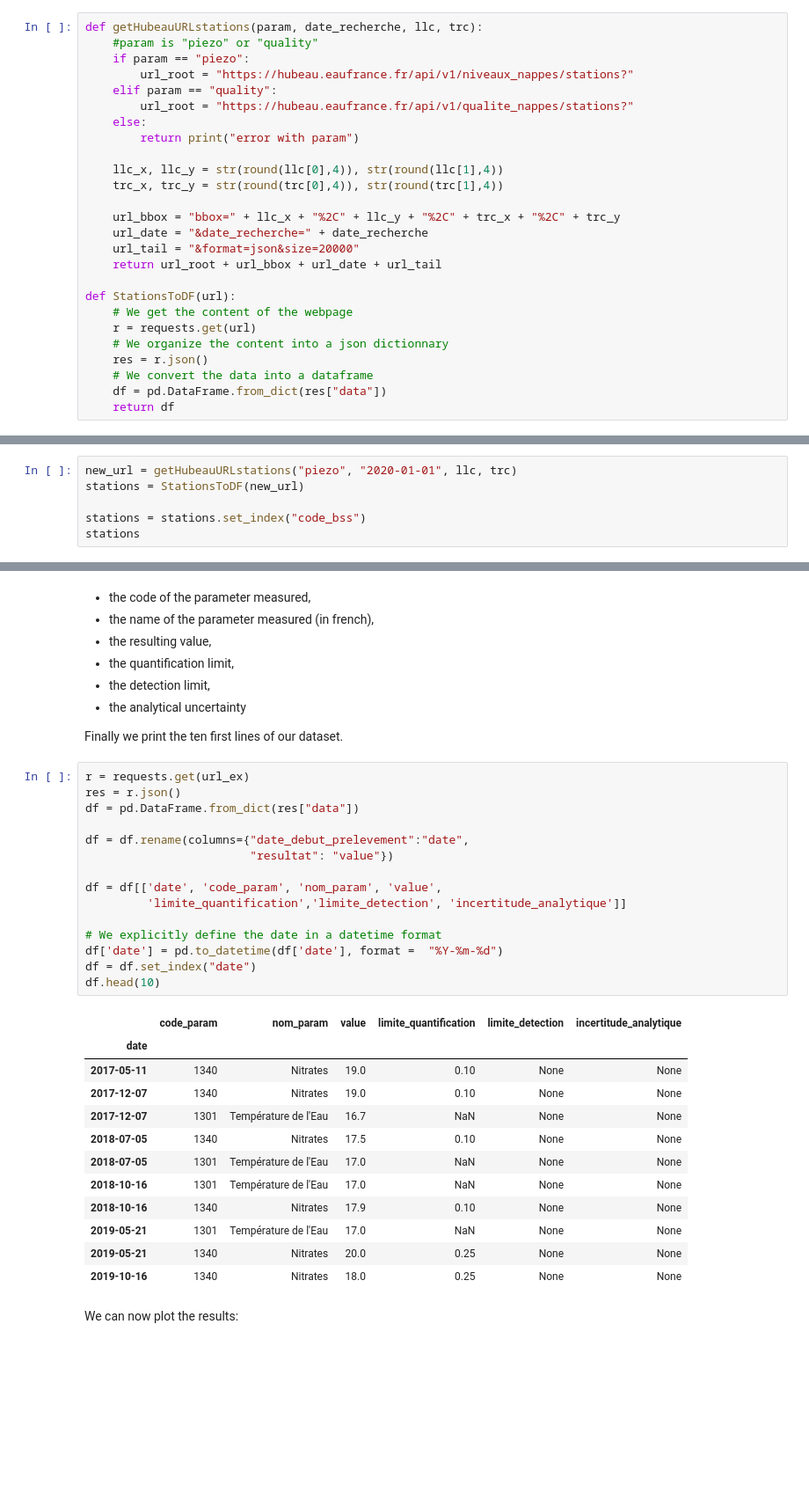
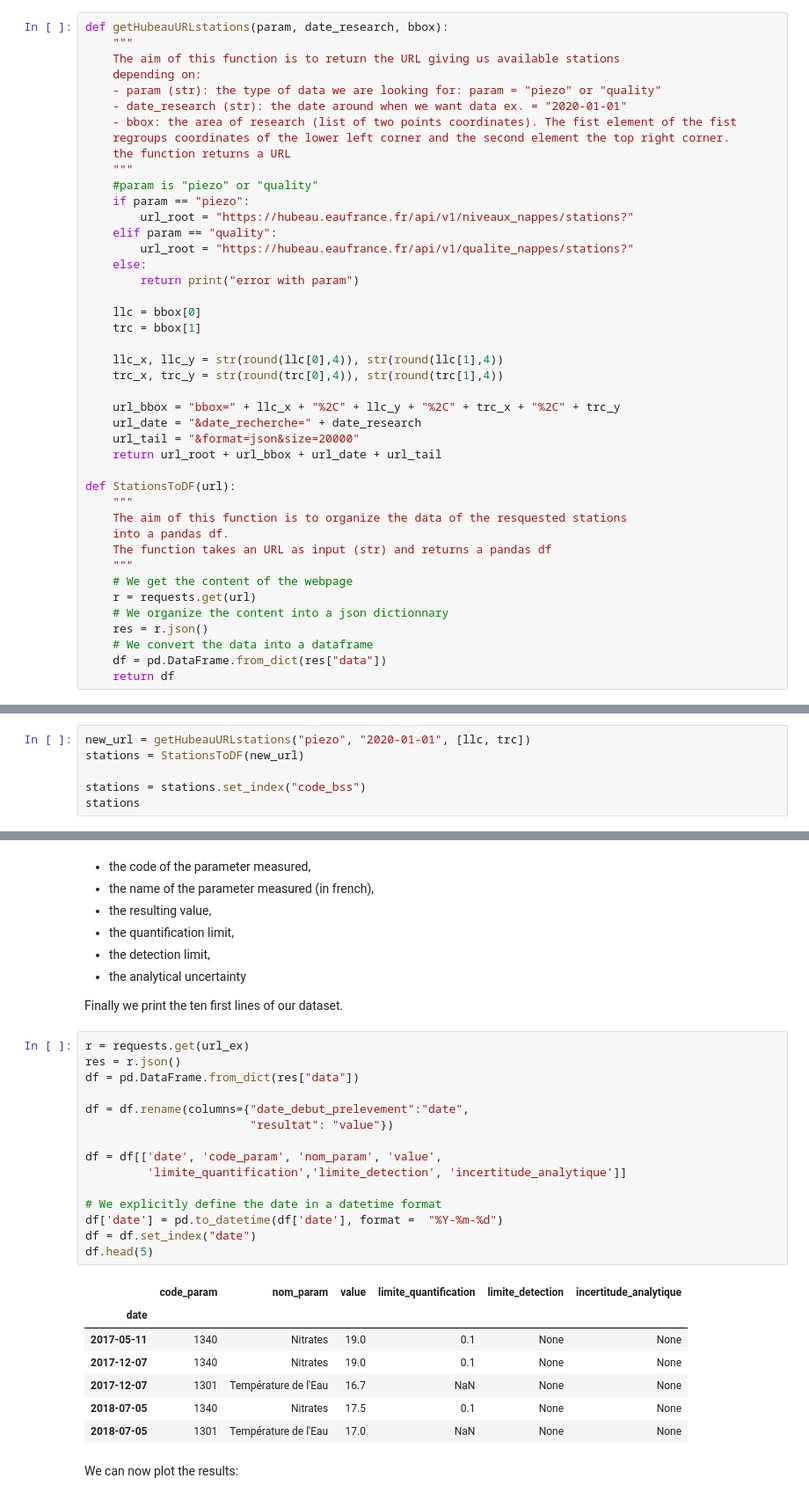
Before and after one commit to guiattard/geoscience-notebooks, a Jupyter notebook: exploring-hydro-geological-data-of-france-with-python/main-file.ipynb, the cells around one changed output, grey strips where cells are left out. Shown at 88% size. Drawn from its saved outputs; the diff is of its cells as text; blank space fills up the shorter version.

```diff
--- a/exploring-hydro-geological-data-of-france-with-python/main-file.ipynb
+++ b/exploring-hydro-geological-data-of-france-with-python/main-file.ipynb
@@ -750,7 +753,16 @@ trc = pnts[0][2]
 # %% [markdown]
 We then need to make a new function to produce the URL and an other one to organize the result in a pandas dataframe:
 # %%
-def getHubeauURLstations(param, date_recherche, llc, trc):
+def getHubeauURLstations(param, date_research, bbox):
+    """
+    The aim of this function is to return the URL giving us available stations
+    depending on:
+    - param (str): the type of data we are looking for: param = "piezo" or "quality"
+    - date_research (str): the date around when we want data ex. = "2020-01-01"
+    - bbox: the area of research (list of two points coordinates). The fist element of the fist
+    regroups coordinates of the lower left corner and the second element the top right corner.
+    the function returns a URL
+    """
     #param is "piezo" or "quality"
     if param == "piezo":
         url_root = "https://hubeau.eaufrance.fr/api/v1/niveaux_nappes/stations?"
@@ -759,15 +771,23 @@ def getHubeauURLstations(param, date_recherche, llc, trc):
     else:
         return print("error with param")
 
+    llc = bbox[0]
+    trc = bbox[1]
+
     llc_x, llc_y = str(round(llc[0],4)), str(round(llc[1],4))
     trc_x, trc_y = str(round(trc[0],4)), str(round(trc[1],4))
 
     url_bbox = "bbox=" + llc_x + "%2C" + llc_y + "%2C" + trc_x + "%2C" + trc_y
-    url_date = "&date_recherche=" + date_recherche
+    url_date = "&date_recherche=" + date_research
     url_tail = "&format=json&size=20000"
     return url_root + url_bbox + url_date + url_tail
 
 def StationsToDF(url):
+    """
+    The aim of this function is to organize the data of the resquested stations
+    into a pandas df.
+    The function takes an URL as input (str) and returns a pandas df
+    """
     # We get the content of the webpage
     r = requests.get(url)
     # We organize the content into a json dictionnary
@@ -778,7 +798,7 @@ def StationsToDF(url):
 # %% [markdown]
 Let's run this function to sew how many piezometric stations are working/recording at a given date: the 1st of january 2020.
 # %%
-new_url = getHubeauURLstations("piezo", "2020-01-01", llc, trc)
+new_url = getHubeauURLstations("piezo", "2020-01-01", [llc, trc])
 stations = StationsToDF(new_url)
 
 stations = stations.set_index("code_bss")
@@ -1057,31 +1054,26 @@ Finally we print the ten first lines of our dataset.
 # %%
 r = requests.get(url_ex)
 res = r.json()
 df = pd.DataFrame.from_dict(res["data"])
 
 df = df.rename(columns={"date_debut_prelevement":"date",
                         "resultat": "value"})
 
 df = df[['date', 'code_param', 'nom_param', 'value',
          'limite_quantification','limite_detection', 'incertitude_analytique']]
 
 # We explicitly define the date in a datetime format
 df['date'] = pd.to_datetime(df['date'], format =  "%Y-%m-%d")
 df = df.set_index("date")
-df.head(10)
+df.head(5)
 # %% [output]
 |  | code_param | nom_param | value | limite_quantification | limite_detection | incertitude_analytique |
 | date |  |  |  |  |  |  |
-| 2017-05-11 | 1340 | Nitrates | 19.0 | 0.10 | None | None |
-| 2017-12-07 | 1340 | Nitrates | 19.0 | 0.10 | None | None |
+| 2017-05-11 | 1340 | Nitrates | 19.0 | 0.1 | None | None |
+| 2017-12-07 | 1340 | Nitrates | 19.0 | 0.1 | None | None |
 | 2017-12-07 | 1301 | Température de l'Eau | 16.7 | NaN | None | None |
-| 2018-07-05 | 1340 | Nitrates | 17.5 | 0.10 | None | None |
+| 2018-07-05 | 1340 | Nitrates | 17.5 | 0.1 | None | None |
 | 2018-07-05 | 1301 | Température de l'Eau | 17.0 | NaN | None | None |
-| 2018-10-16 | 1301 | Température de l'Eau | 17.0 | NaN | None | None |
-| 2018-10-16 | 1340 | Nitrates | 17.9 | 0.10 | None | None |
-| 2019-05-21 | 1301 | Température de l'Eau | 17.0 | NaN | None | None |
-| 2019-05-21 | 1340 | Nitrates | 20.0 | 0.25 | None | None |
-| 2019-10-16 | 1340 | Nitrates | 18.0 | 0.25 | None | None |
 # %% [markdown]
 We can now plot the results:
 # %%
```
Also changed, not shown: parts of 61 cells of this notebook.
